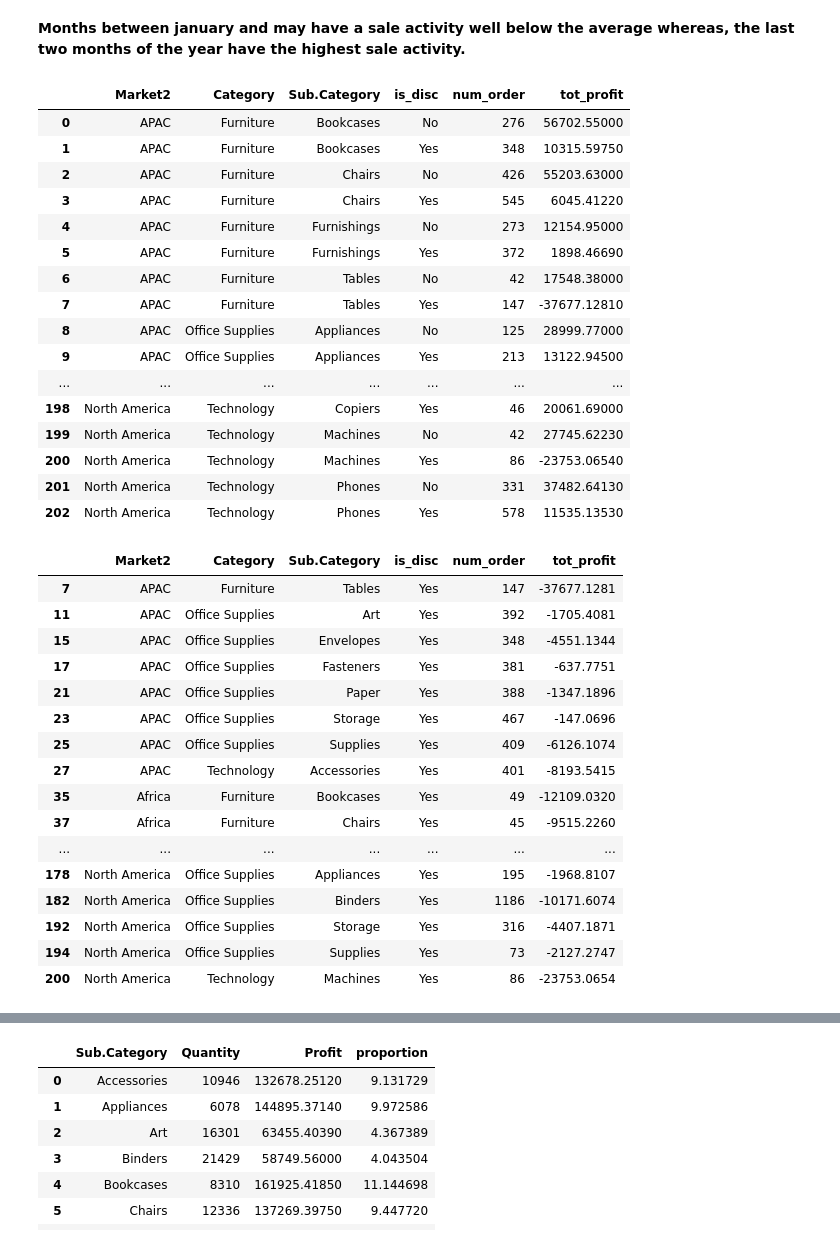
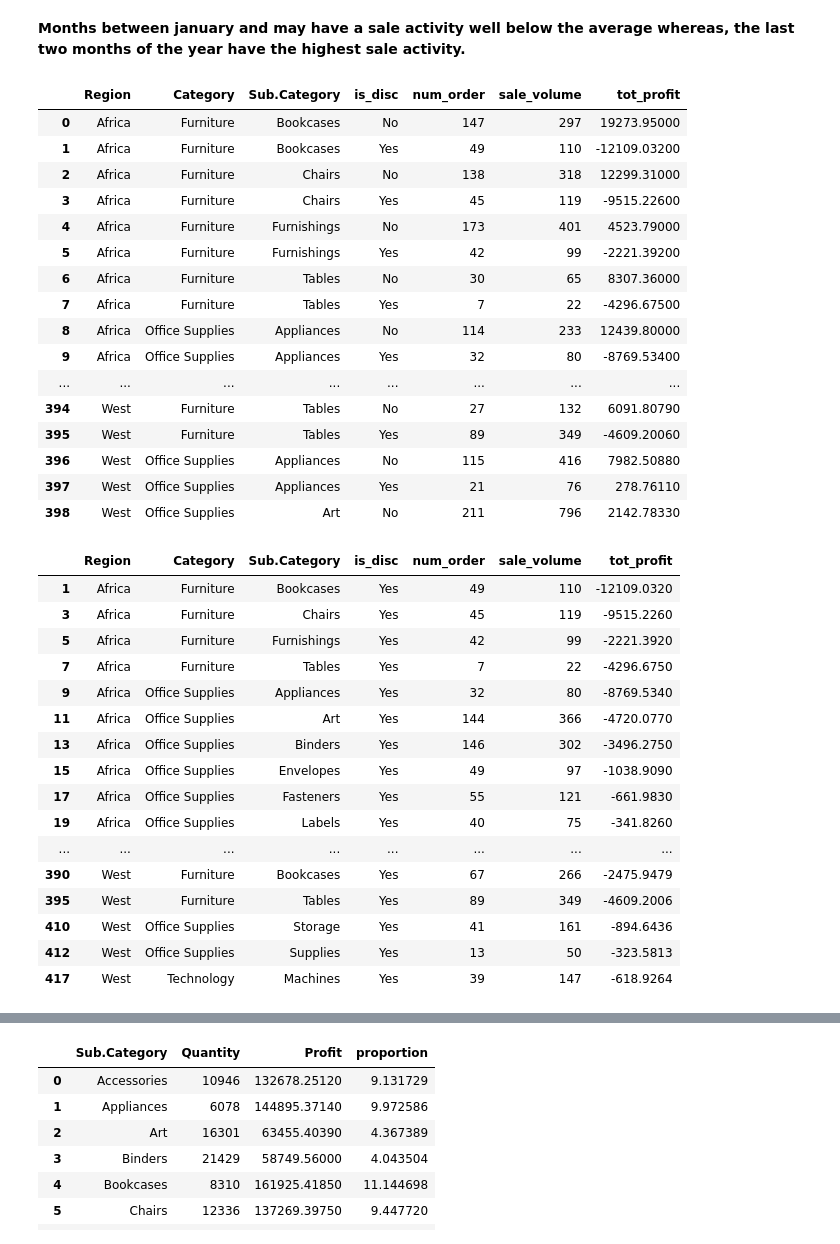
Before and after one commit to derewor/Superstore-Project, a Jupyter notebook: Superstore_analysis.ipynb, the cells around one changed output, grey strips where cells are left out. Saved outputs shown, nothing was run; the diff lists cells and outputs as text; code cells hidden in the pictures.

```diff
--- a/Superstore_analysis.ipynb
+++ b/Superstore_analysis.ipynb
@@ -850,49 +850,50 @@ plt.show()
 **Months between january and may have a sale activity well below the average whereas, the last two months of the year have the highest sale activity.**
 # %%
 # Which product category is the most sold and the most profitable per region?
-stat_category = df.groupby(['Market2','Category','Sub.Category', 'is_disc']).agg(num_order=('Order.ID','count'),
+stat_category = df.groupby(['Region','Category','Sub.Category', 'is_disc']).agg(num_order=('Order.ID','count'),
+                                                                                 sale_volume=('Quantity','sum'),
                                                       tot_profit=('Profit','sum')).reset_index()
 stat_category
 # %% [output]
-|  | Market2 | Category | Sub.Category | is_disc | num_order | tot_profit |
-| 0 | APAC | Furniture | Bookcases | No | 276 | 56702.55000 |
-| 1 | APAC | Furniture | Bookcases | Yes | 348 | 10315.59750 |
-| 2 | APAC | Furniture | Chairs | No | 426 | 55203.63000 |
-| 3 | APAC | Furniture | Chairs | Yes | 545 | 6045.41220 |
-| 4 | APAC | Furniture | Furnishings | No | 273 | 12154.95000 |
-| 5 | APAC | Furniture | Furnishings | Yes | 372 | 1898.46690 |
-| 6 | APAC | Furniture | Tables | No | 42 | 17548.38000 |
-| 7 | APAC | Furniture | Tables | Yes | 147 | -37677.12810 |
-| 8 | APAC | Office Supplies | Appliances | No | 125 | 28999.77000 |
-| 9 | APAC | Office Supplies | Appliances | Yes | 213 | 13122.94500 |
-| ... | ... | ... | ... | ... | ... | ... |
-| 198 | North America | Technology | Copiers | Yes | 46 | 20061.69000 |
-| 199 | North America | Technology | Machines | No | 42 | 27745.62230 |
-| 200 | North America | Technology | Machines | Yes | 86 | -23753.06540 |
-| 201 | North America | Technology | Phones | No | 331 | 37482.64130 |
-| 202 | North America | Technology | Phones | Yes | 578 | 11535.13530 |
+|  | Region | Category | Sub.Category | is_disc | num_order | sale_volume | tot_profit |
+| 0 | Africa | Furniture | Bookcases | No | 147 | 297 | 19273.95000 |
+| 1 | Africa | Furniture | Bookcases | Yes | 49 | 110 | -12109.03200 |
+| 2 | Africa | Furniture | Chairs | No | 138 | 318 | 12299.31000 |
+| 3 | Africa | Furniture | Chairs | Yes | 45 | 119 | -9515.22600 |
+| 4 | Africa | Furniture | Furnishings | No | 173 | 401 | 4523.79000 |
+| 5 | Africa | Furniture | Furnishings | Yes | 42 | 99 | -2221.39200 |
+| 6 | Africa | Furniture | Tables | No | 30 | 65 | 8307.36000 |
+| 7 | Africa | Furniture | Tables | Yes | 7 | 22 | -4296.67500 |
+| 8 | Africa | Office Supplies | Appliances | No | 114 | 233 | 12439.80000 |
+| 9 | Africa | Office Supplies | Appliances | Yes | 32 | 80 | -8769.53400 |
+| ... | ... | ... | ... | ... | ... | ... | ... |
+| 394 | West | Furniture | Tables | No | 27 | 132 | 6091.80790 |
+| 395 | West | Furniture | Tables | Yes | 89 | 349 | -4609.20060 |
+| 396 | West | Office Supplies | Appliances | No | 115 | 416 | 7982.50880 |
+| 397 | West | Office Supplies | Appliances | Yes | 21 | 76 | 278.76110 |
+| 398 | West | Office Supplies | Art | No | 211 | 796 | 2142.78330 |
 # %%
 # Select catagories and subcategories that led to a loss.
 neg_profits = stat_category.query("tot_profit < 0")
 neg_profits
 # %% [output]
-|  | Market2 | Category | Sub.Category | is_disc | num_order | tot_profit |
-| 7 | APAC | Furniture | Tables | Yes | 147 | -37677.1281 |
-| 11 | APAC | Office Supplies | Art | Yes | 392 | -1705.4081 |
-| 15 | APAC | Office Supplies | Envelopes | Yes | 348 | -4551.1344 |
-| 17 | APAC | Office Supplies | Fasteners | Yes | 381 | -637.7751 |
-| 21 | APAC | Office Supplies | Paper | Yes | 388 | -1347.1896 |
-| 23 | APAC | Office Supplies | Storage | Yes | 467 | -147.0696 |
-| 25 | APAC | Office Supplies | Supplies | Yes | 409 | -6126.1074 |
-| 27 | APAC | Technology | Accessories | Yes | 401 | -8193.5415 |
-| 35 | Africa | Furniture | Bookcases | Yes | 49 | -12109.0320 |
-| 37 | Africa | Furniture | Chairs | Yes | 45 | -9515.2260 |
-| ... | ... | ... | ... | ... | ... | ... |
-| 178 | North America | Office Supplies | Appliances | Yes | 195 | -1968.8107 |
-| 182 | North America | Office Supplies | Binders | Yes | 1186 | -10171.6074 |
-| 192 | North America | Office Supplies | Storage | Yes | 316 | -4407.1871 |
-| 194 | North America | Office Supplies | Supplies | Yes | 73 | -2127.2747 |
-| 200 | North America | Technology | Machines | Yes | 86 | -23753.0654 |
+|  | Region | Category | Sub.Category | is_disc | num_order | sale_volume | tot_profit |
+| 1 | Africa | Furniture | Bookcases | Yes | 49 | 110 | -12109.0320 |
+| 3 | Africa | Furniture | Chairs | Yes | 45 | 119 | -9515.2260 |
+| 5 | Africa | Furniture | Furnishings | Yes | 42 | 99 | -2221.3920 |
+| 7 | Africa | Furniture | Tables | Yes | 7 | 22 | -4296.6750 |
+| 9 | Africa | Office Supplies | Appliances | Yes | 32 | 80 | -8769.5340 |
+| 11 | Africa | Office Supplies | Art | Yes | 144 | 366 | -4720.0770 |
+| 13 | Africa | Office Supplies | Binders | Yes | 146 | 302 | -3496.2750 |
+| 15 | Africa | Office Supplies | Envelopes | Yes | 49 | 97 | -1038.9090 |
+| 17 | Africa | Office Supplies | Fasteners | Yes | 55 | 121 | -661.9830 |
+| 19 | Africa | Office Supplies | Labels | Yes | 40 | 75 | -341.8260 |
+| ... | ... | ... | ... | ... | ... | ... | ... |
+| 390 | West | Furniture | Bookcases | Yes | 67 | 266 | -2475.9479 |
+| 395 | West | Furniture | Tables | Yes | 89 | 349 | -4609.2006 |
+| 410 | West | Office Supplies | Storage | Yes | 41 | 161 | -894.6436 |
+| 412 | West | Office Supplies | Supplies | Yes | 13 | 50 | -323.5813 |
+| 417 | West | Technology | Machines | Yes | 39 | 147 | -618.9264 |
 # %%
 # average loss per product category
 avg_loss = neg_profits.groupby('Category')['tot_profit'].mean().reset_index()
```
Also changed, not shown: parts of 8 cells of this notebook.
